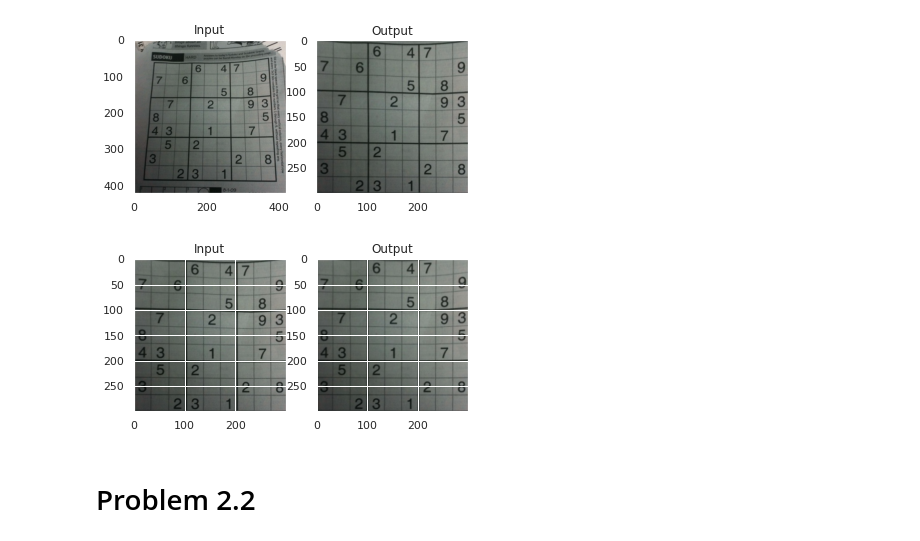
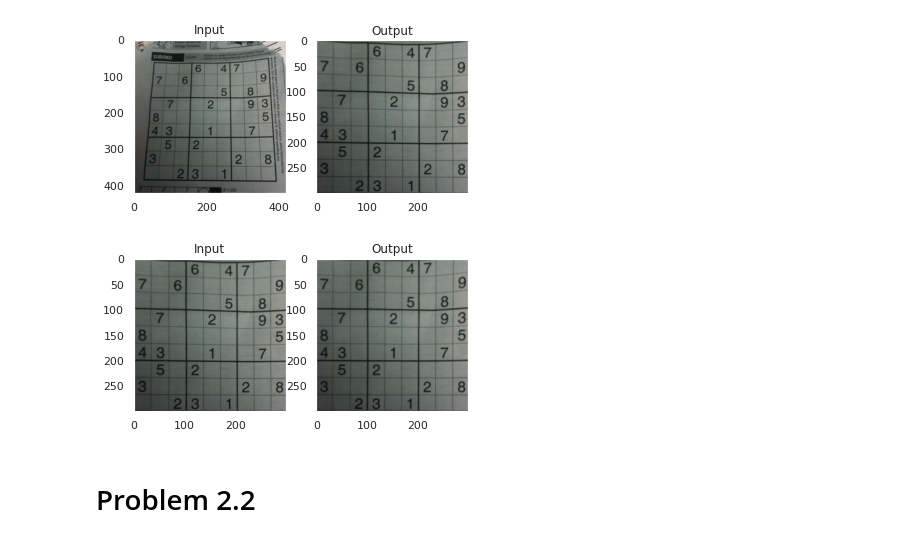
Before and after one commit to jayanthrr1/ME592Coursework, a Jupyter notebook: ME592_HW01.ipynb, the cells around one changed output. Saved outputs shown, nothing was run; the diff lists cells and outputs as text; code cells hidden in the pictures.

```diff
--- a/ME592_HW01.ipynb
+++ b/ME592_HW01.ipynb
@@ -39,17 +39,17 @@ plt.show()
 # %%
 
 pts3 = np.float32([[0,0],[200,5],[0,300],[300,300]])
 pts4 = np.float32([[0,0],[200,0],[0,300],[300,300]])
 
 M = cv2.getPerspectiveTransform(pts3,pts4)
 
 dst2 = cv2.warpPerspective(dst,M,(300,300))
 
-plt.subplot(121),plt.imshow(dst),plt.title('Input')
-plt.subplot(122),plt.imshow(dst2),plt.title('Output')
+plt.subplot(121),plt.imshow(dst),plt.title('Input'),plt.grid(False)
+plt.subplot(122),plt.imshow(dst2),plt.title('Output'),plt.grid(False)
 plt.show()
 # %% [output]
-[figure, old version]
+[figure, new version]
 # %% [markdown]
 # Problem 2.2
 # %%
```
